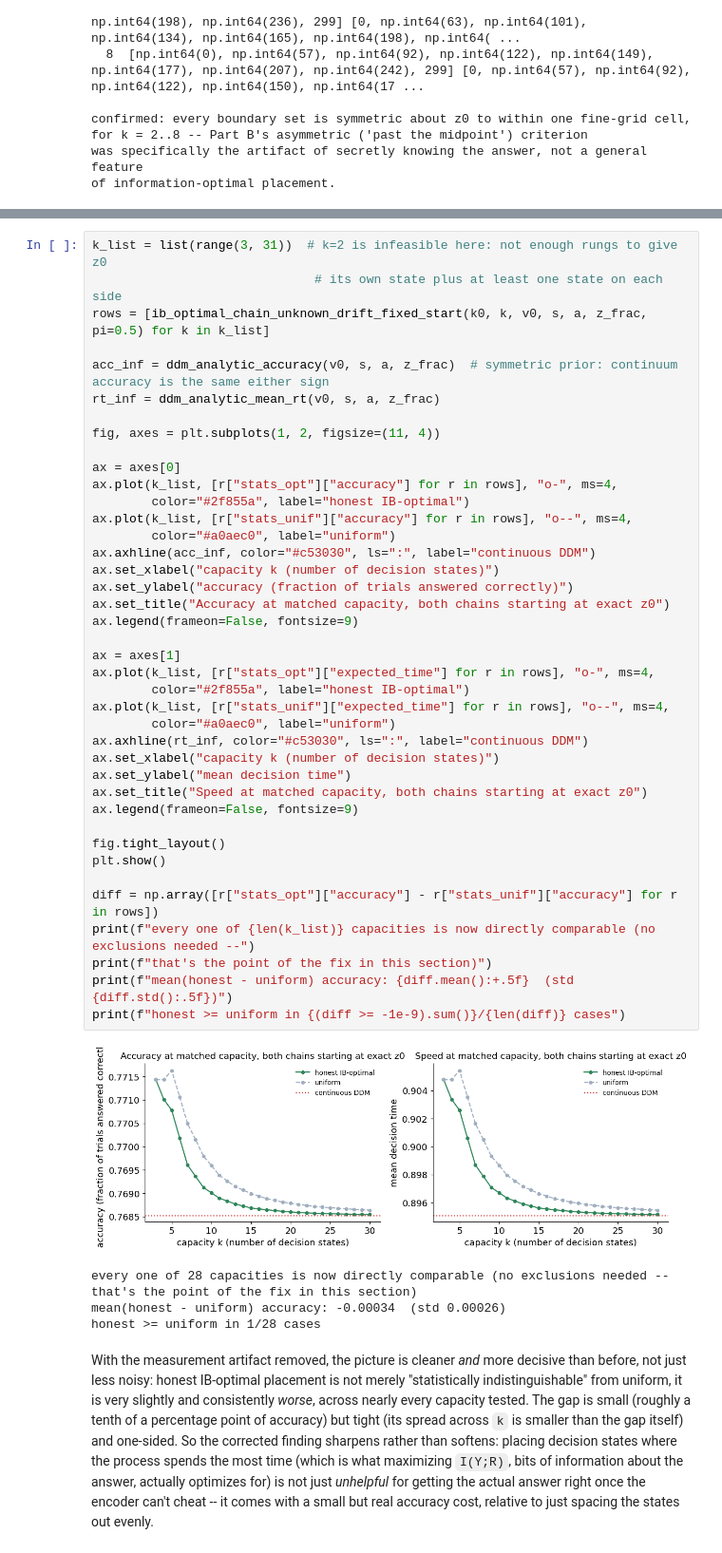
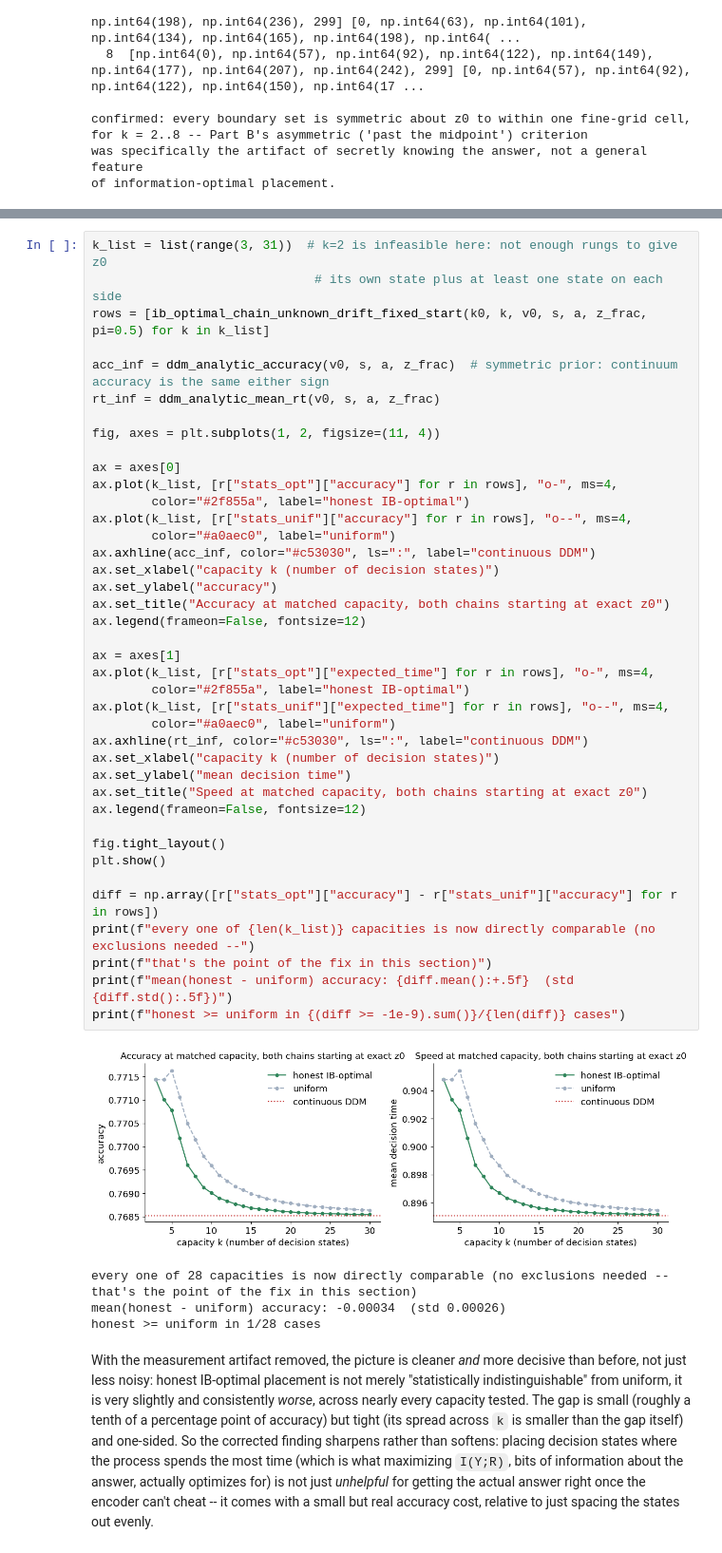
Before and after one commit to TheGoldLab/playpen_IB_DDM, a Jupyter notebook: notebooks/03_ddm.ipynb, the cells around one changed output, grey strips where cells are left out. Shown at 95% size. Cells and saved outputs as stored; diff of their text form.

```diff
--- a/notebooks/03_ddm.ipynb
+++ b/notebooks/03_ddm.ipynb
@@ -965,37 +922,37 @@ rt_inf = ddm_analytic_mean_rt(v0, s, a, z_frac)
 fig, axes = plt.subplots(1, 2, figsize=(11, 4))
 
 ax = axes[0]
 ax.plot(k_list, [r["stats_opt"]["accuracy"] for r in rows], "o-", ms=4,
         color="#2f855a", label="honest IB-optimal")
 ax.plot(k_list, [r["stats_unif"]["accuracy"] for r in rows], "o--", ms=4,
         color="#a0aec0", label="uniform")
 ax.axhline(acc_inf, color="#c53030", ls=":", label="continuous DDM")
 ax.set_xlabel("capacity k (number of decision states)")
-ax.set_ylabel("accuracy (fraction of trials answered correctly)")
+ax.set_ylabel("accuracy")
 ax.set_title("Accuracy at matched capacity, both chains starting at exact z0")
-ax.legend(frameon=False, fontsize=9)
+ax.legend(frameon=False, fontsize=12)
 
 ax = axes[1]
 ax.plot(k_list, [r["stats_opt"]["expected_time"] for r in rows], "o-", ms=4,
         color="#2f855a", label="honest IB-optimal")
 ax.plot(k_list, [r["stats_unif"]["expected_time"] for r in rows], "o--", ms=4,
         color="#a0aec0", label="uniform")
 ax.axhline(rt_inf, color="#c53030", ls=":", label="continuous DDM")
 ax.set_xlabel("capacity k (number of decision states)")
 ax.set_ylabel("mean decision time")
 ax.set_title("Speed at matched capacity, both chains starting at exact z0")
-ax.legend(frameon=False, fontsize=9)
+ax.legend(frameon=False, fontsize=12)
 
 fig.tight_layout()
 plt.show()
 
 diff = np.array([r["stats_opt"]["accuracy"] - r["stats_unif"]["accuracy"] for r in rows])
 print(f"every one of {len(k_list)} capacities is now directly comparable (no exclusions needed --")
 print(f"that's the point of the fix in this section)")
 print(f"mean(honest - uniform) accuracy: {diff.mean():+.5f}  (std {diff.std():.5f})")
 print(f"honest >= uniform in {(diff >= -1e-9).sum()}/{len(diff)} cases")
 # %% [output]
-[figure, old version]
+[figure, new version]
 every one of 28 capacities is now directly comparable (no exclusions needed --
 that's the point of the fix in this section)
 mean(honest - uniform) accuracy: -0.00034  (std 0.00026)
```
Also changed, not shown: parts of 70 cells of this notebook, 5 other files.
